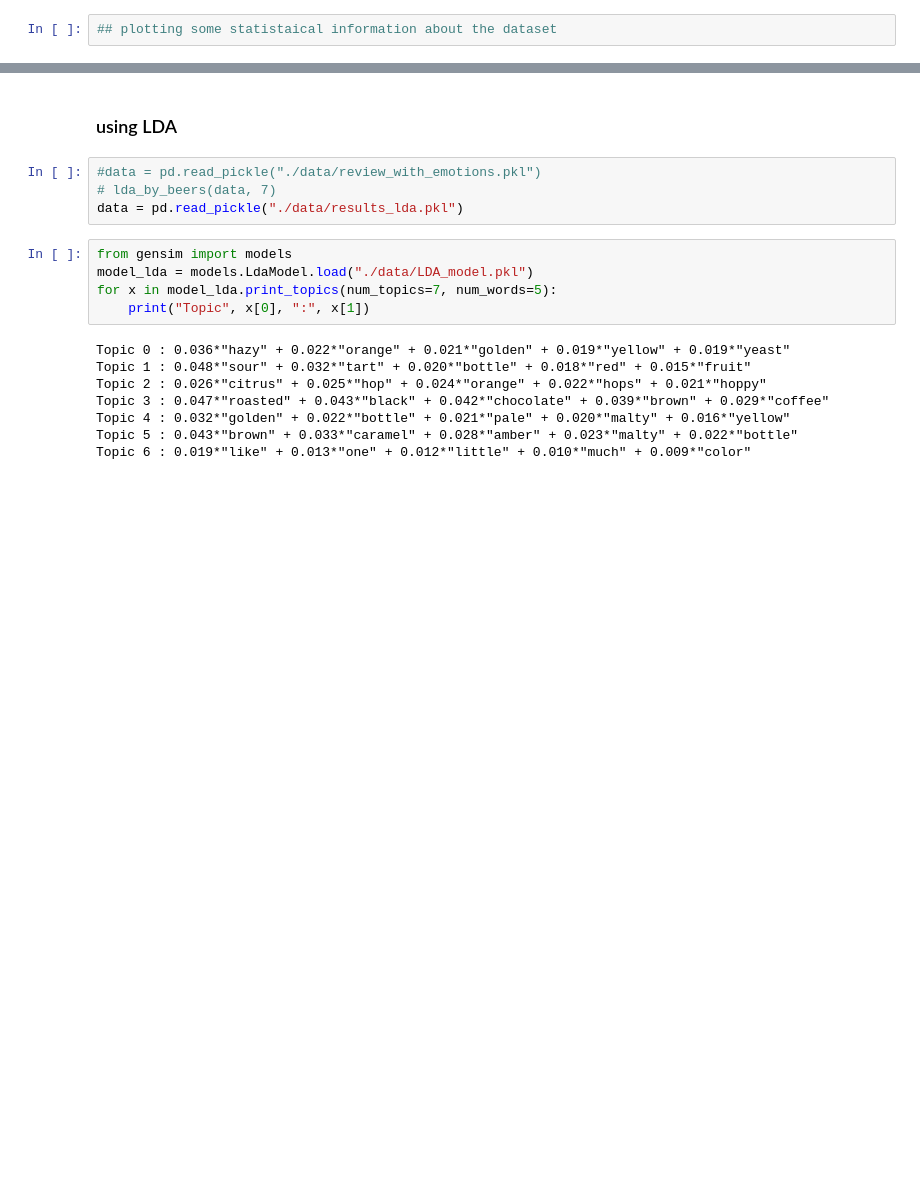
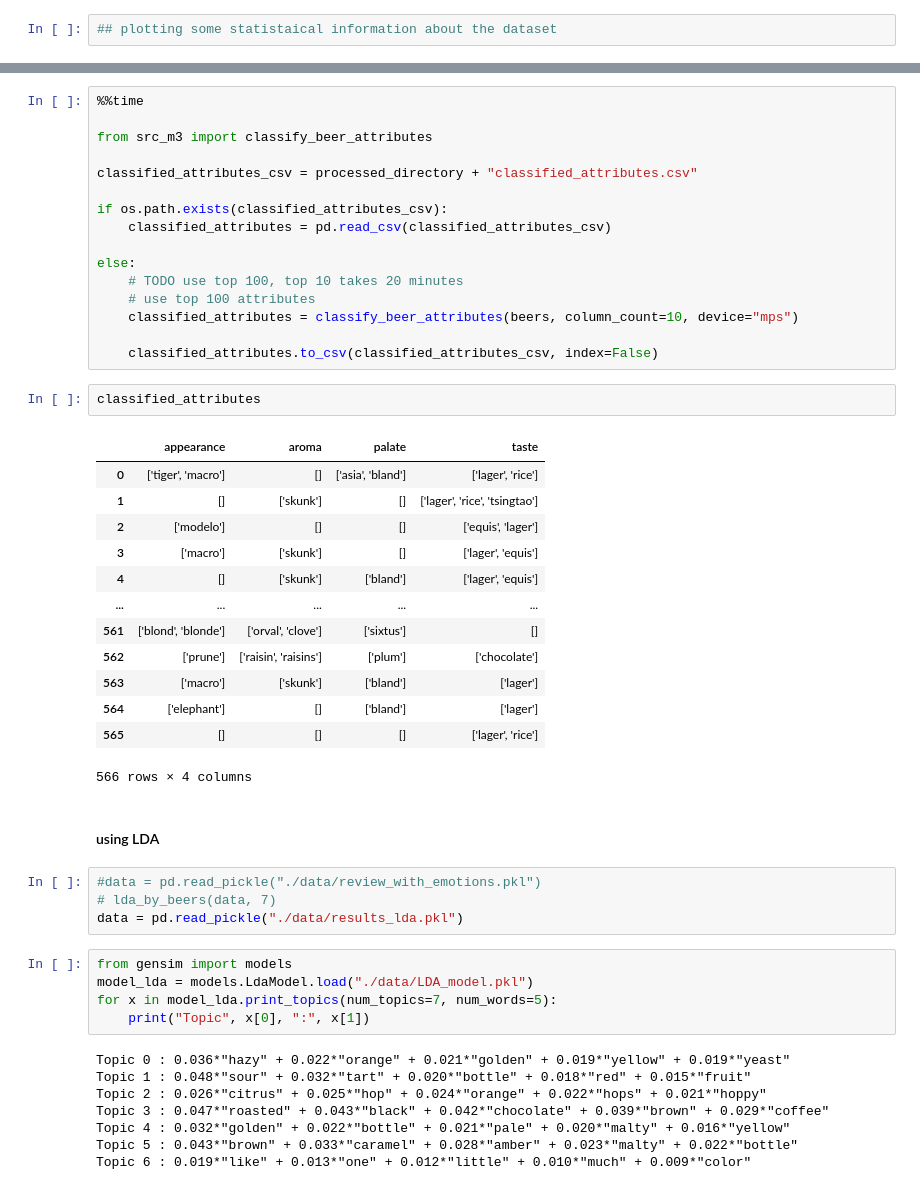
Before and after one commit to epfl-ada/ada-2024-project-awesomedataanalysts, a Jupyter notebook: combined.ipynb, the cells around one changed output, grey strips where cells are left out. Drawn from its saved outputs; the diff is of its cells as text; blank space fills up the shorter version.

```diff
--- a/combined.ipynb
+++ b/combined.ipynb
@@ -227,5 +184,37 @@ classified_features.to_csv("./data/RateBeer_processed/classified_features.csv")
+# %%
+%%time
+
+from src_m3 import classify_beer_attributes
+
+classified_attributes_csv = processed_directory + "classified_attributes.csv"
+
+if os.path.exists(classified_attributes_csv):
+    classified_attributes = pd.read_csv(classified_attributes_csv)
+
+else:
+    # TODO use top 100, top 10 takes 20 minutes
+    # use top 100 attributes
+    classified_attributes = classify_beer_attributes(beers, column_count=10, device="mps")
+
+    classified_attributes.to_csv(classified_attributes_csv, index=False)
+# %%
+classified_attributes
+# %% [output]
+|  | appearance | aroma | palate | taste |
+| 0 | ['tiger', 'macro'] | [] | ['asia', 'bland'] | ['lager', 'rice'] |
+| 1 | [] | ['skunk'] | [] | ['lager', 'rice', 'tsingtao'] |
+| 2 | ['modelo'] | [] | [] | ['equis', 'lager'] |
+| 3 | ['macro'] | ['skunk'] | [] | ['lager', 'equis'] |
+| 4 | [] | ['skunk'] | ['bland'] | ['lager', 'equis'] |
+| ... | ... | ... | ... | ... |
+| 561 | ['blond', 'blonde'] | ['orval', 'clove'] | ['sixtus'] | [] |
+| 562 | ['prune'] | ['raisin', 'raisins'] | ['plum'] | ['chocolate'] |
+| 563 | ['macro'] | ['skunk'] | ['bland'] | ['lager'] |
+| 564 | ['elephant'] | [] | ['bland'] | ['lager'] |
+| 565 | [] | [] | [] | ['lager', 'rice'] |
+566 rows × 4 columns
 # %% [markdown]
-### using LDA
+#### using LDA
 # %%
 #data = pd.read_pickle("./data/review_with_emotions.pkl")
 # lda_by_beers(data, 7)
```
Also changed, not shown: parts of 80 cells of this notebook, 1 other file.
